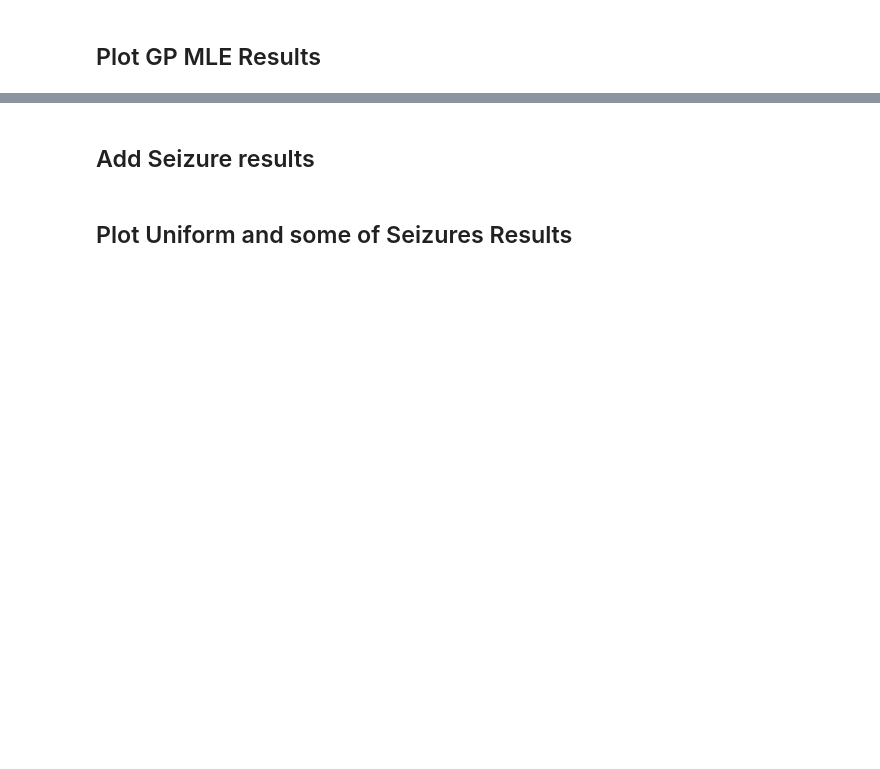
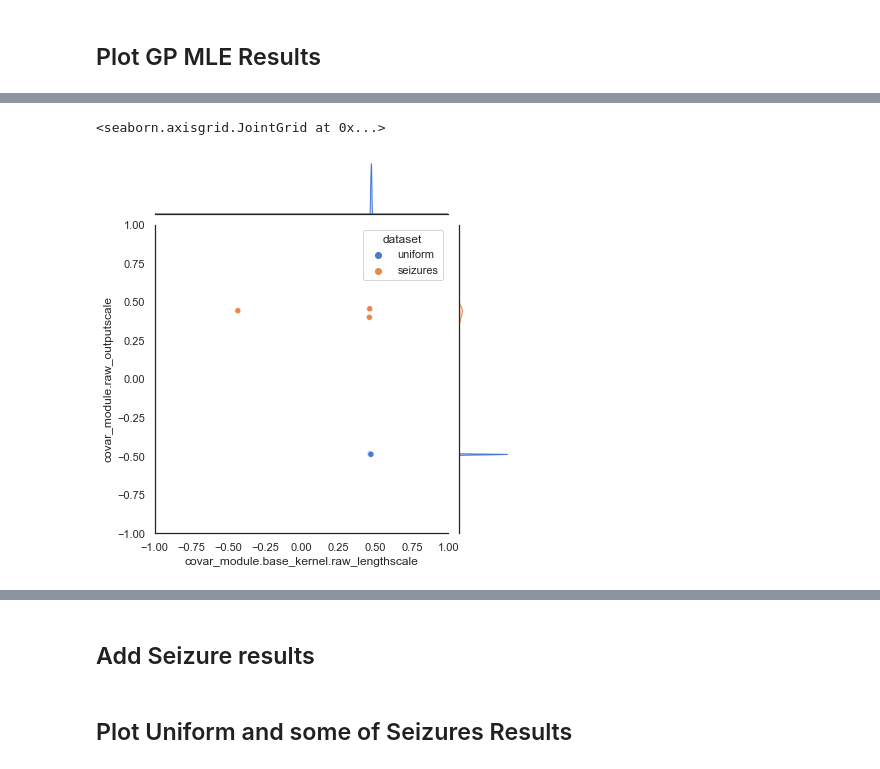
Before and after one commit to noamsgl/msc, a Jupyter notebook: scripts/generate/analyze_gp_results.ipynb, the cells around one changed output, grey strips where cells are left out. Saved outputs shown, nothing was run; the diff lists cells and outputs as text; code cells hidden in the pictures; blank space fills up the shorter version.

```diff
--- a/scripts/generate/analyze_gp_results.ipynb
+++ b/scripts/generate/analyze_gp_results.ipynb
@@ -80,3 +77,11 @@ results_df
+# %%
+sns.jointplot(data=results_df,
+            x="covar_module.base_kernel.raw_lengthscale",
+            y="covar_module.raw_outputscale",
+            hue="dataset", palette="muted", xlim=(-1,1), ylim=(-1,1))
+# %% [output]
+<seaborn.axisgrid.JointGrid at 0x...>
+[figure, added]
 # %%
 sns.jointplot(data=results_df,
             x="covar_module.base_kernel.raw_lengthscale",
```
Also changed, not shown: parts of 11 cells of this notebook, 1 other file.
